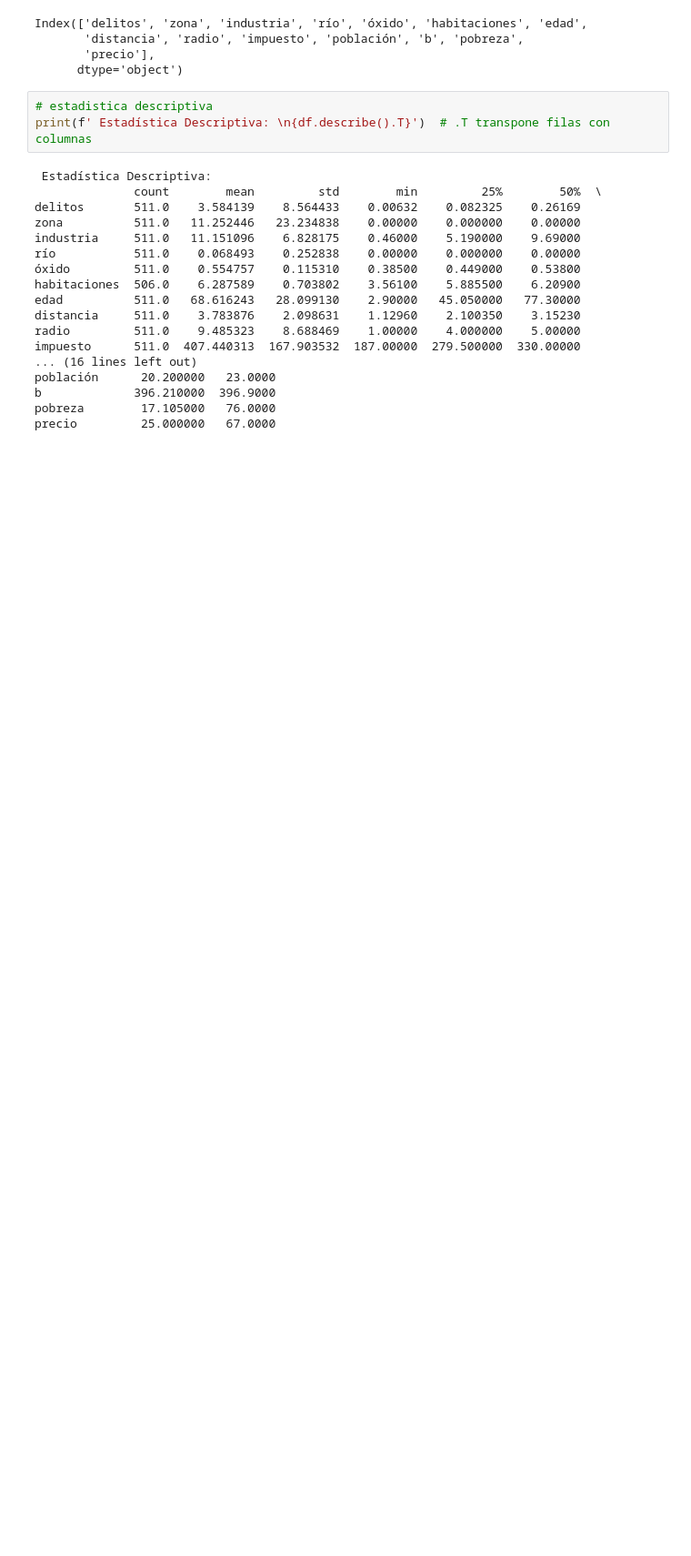
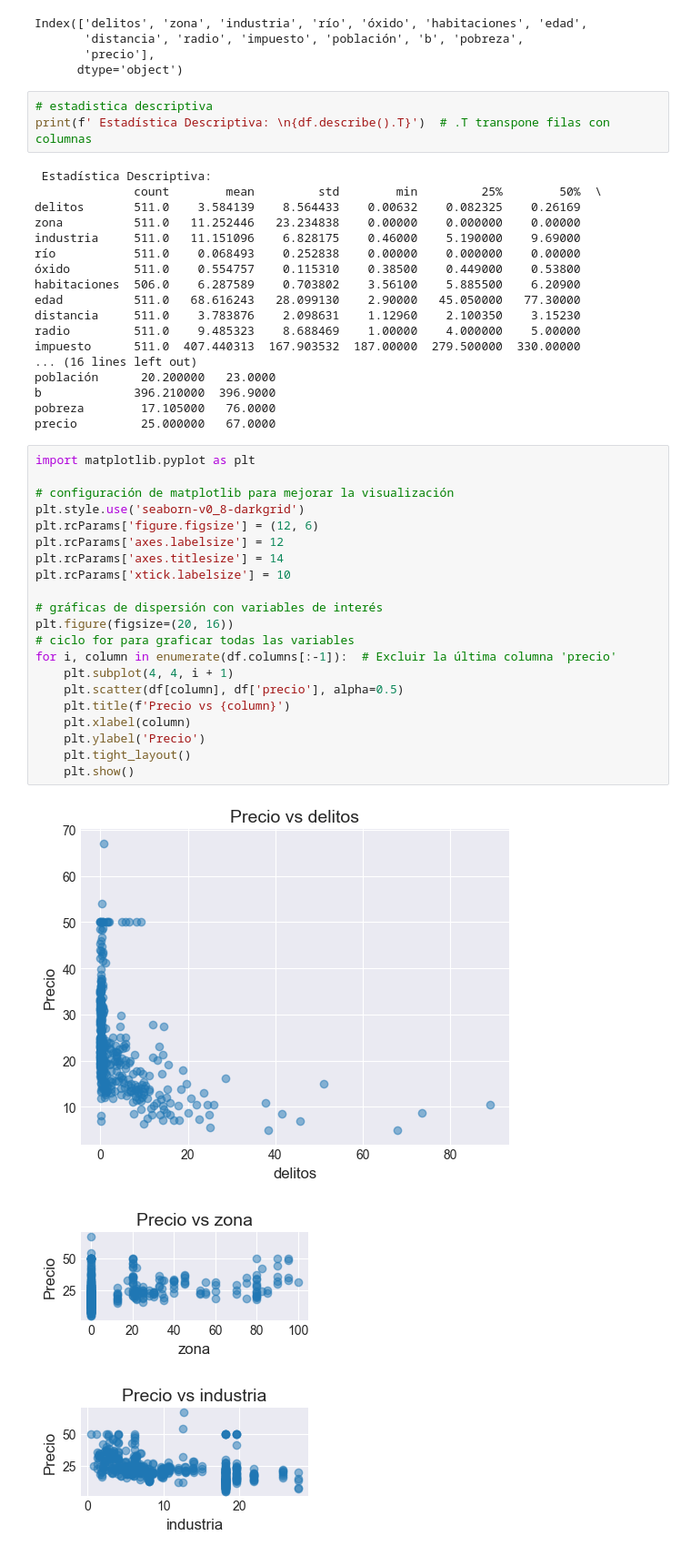
Before and after one commit to beyondAnalysIs/Machine_Learning_Python_scikit-learn, a Jupyter notebook: regresion/02_regresion_polinomica.ipynb, the cells around one changed output. Shown: that part at 91% size. Drawn from its saved outputs; the diff is of its cells as text; blank space fills up the shorter version.

```diff
--- a/regresion/02_regresion_polinomica.ipynb
+++ b/regresion/02_regresion_polinomica.ipynb
@@ -95,3 +95,28 @@ población      20.200000   23.0000
 b             396.210000  396.9000
 pobreza        17.105000   76.0000
 precio         25.000000   67.0000
+# %%
+import matplotlib.pyplot as plt
+
+# configuración de matplotlib para mejorar la visualización
+plt.style.use('seaborn-v0_8-darkgrid')
+plt.rcParams['figure.figsize'] = (12, 6)
+plt.rcParams['axes.labelsize'] = 12
+plt.rcParams['axes.titlesize'] = 14
+plt.rcParams['xtick.labelsize'] = 10
+
+# gráficas de dispersión con variables de interés
+plt.figure(figsize=(20, 16))
+# ciclo for para graficar todas las variables
+for i, column in enumerate(df.columns[:-1]):  # Excluir la última columna 'precio'
+    plt.subplot(4, 4, i + 1)
+    plt.scatter(df[column], df['precio'], alpha=0.5)
+    plt.title(f'Precio vs {column}')
+    plt.xlabel(column)
+    plt.ylabel('Precio')
+    plt.tight_layout()
+    plt.show()
+# %% [output]
+[figure, added]
+[figure, added]
+[figure, added]
```
Also changed, not shown: parts of 15 cells of this notebook, 1 other file.
